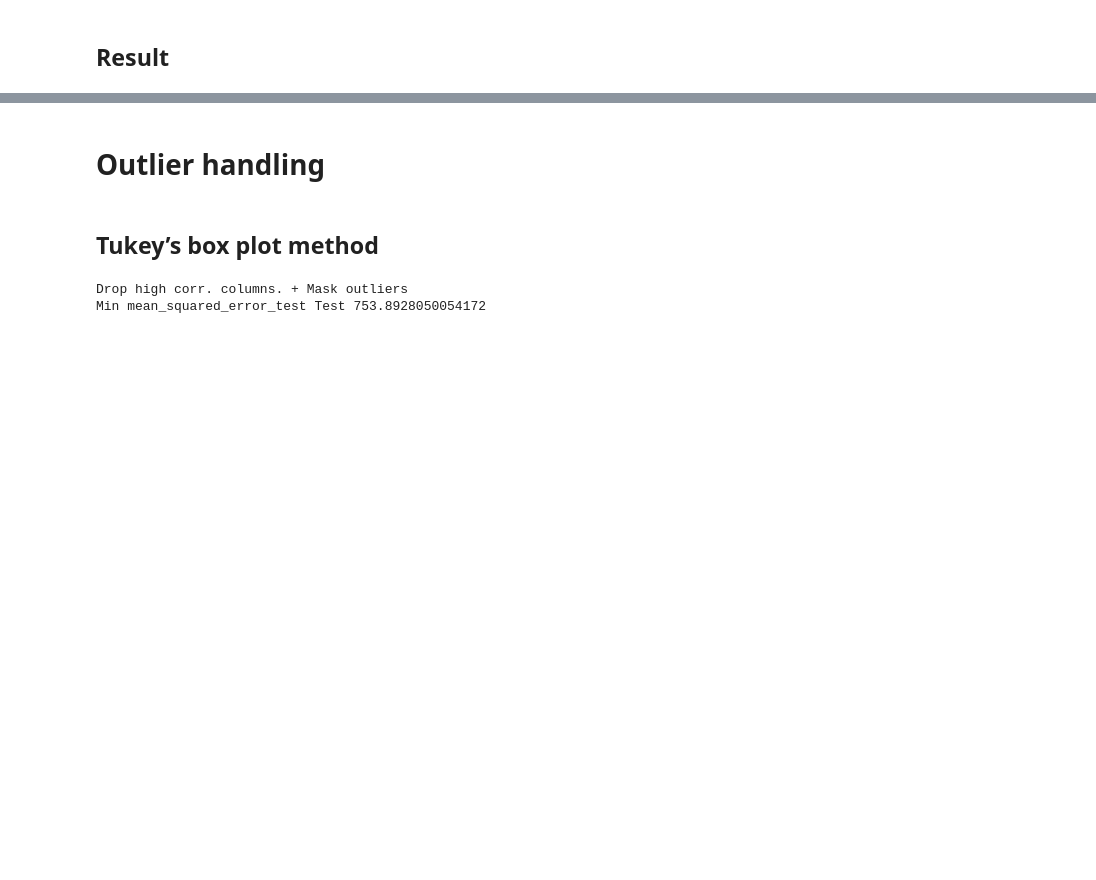
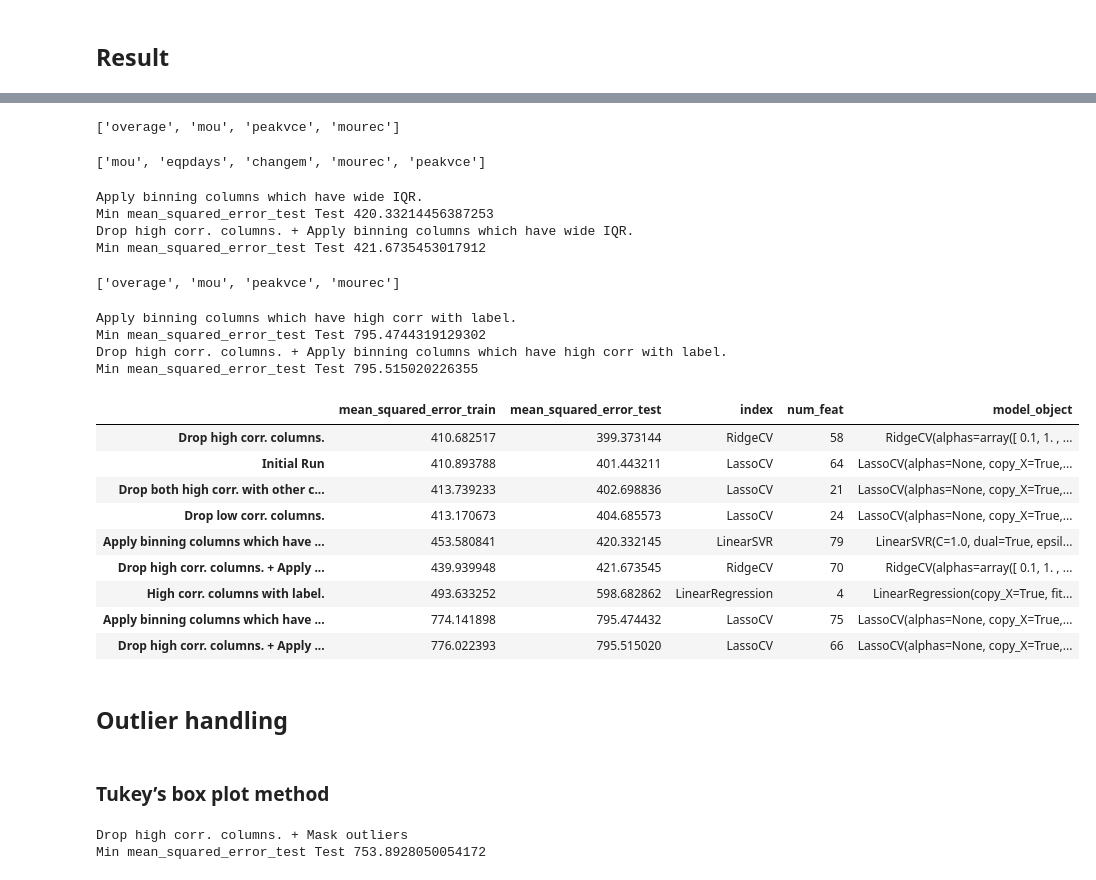
Before and after one commit to erdemsirel/ozu_data_science, a Jupyter notebook: M5 - General Linear Models/Erdem Sirel Project GLM.ipynb, the cells around one changed output, grey strips where cells are left out. Saved outputs shown, nothing was run; the diff lists cells and outputs as text; code cells hidden in the pictures; blank space fills up the shorter version.

```diff
--- a/M5 - General Linear Models/Erdem Sirel Project GLM.ipynb
+++ b/M5 - General Linear Models/Erdem Sirel Project GLM.ipynb
@@ -296,7 +347,58 @@ experiment_list.sort_values("mean_squared_error_test")
+# %%
+a = x_train.describe().T
+a["IQR"] = a["75%"] - a["25%"]
+columns_to_bin_high_corr = a.sort_values("IQR", ascending=False).loc[columns_to_use_high_corr_with_label,:].index.tolist()
+columns_to_bin_high_corr
+# %% [output]
+['overage', 'mou', 'peakvce', 'mourec']
+# %%
+columns_to_bin_wide_IQR = a.sort_values("IQR", ascending=False).head().index.tolist()
+columns_to_bin_wide_IQR
+# %% [output]
+['mou', 'eqpdays', 'changem', 'mourec', 'peakvce']
+# %%
+result = run(columns_to_bin= columns_to_bin_wide_IQR,
+                name="Apply binning columns which have wide IQR.")
+
+result = run(exclude_columns=columns_to_drop_high_corr, columns_to_bin= columns_to_bin_wide_IQR,
+                name="Drop high corr. columns. + Apply binning columns which have wide IQR.")
+# %% [output]
+Apply binning columns which have wide IQR.
+Min mean_squared_error_test Test 420.33214456387253
+Drop high corr. columns. + Apply binning columns which have wide IQR.
+Min mean_squared_error_test Test 421.6735453017912
+# %%
+columns_to_use_high_corr_with_label
+# %% [output]
+['overage', 'mou', 'peakvce', 'mourec']
+# %%
+result = run(columns_to_bin= columns_to_use_high_corr_with_label,
+                name="Apply binning columns which have high corr with label.")
+
+result = run(exclude_columns=columns_to_drop_high_corr, columns_to_bin= columns_to_use_high_corr_with_label,
+                name="Drop high corr. columns. + Apply binning columns which have high corr with label.")
+# %% [output]
+Apply binning columns which have high corr with label.
+Min mean_squared_error_test Test 795.4744319129302
+Drop high corr. columns. + Apply binning columns which have high corr with label.
+Min mean_squared_error_test Test 795.515020226355
+# %%
+experiment_list.sort_values("mean_squared_error_test")
+# %% [output]
+|  | mean_squared_error_train | mean_squared_error_test | index | num_feat | model_object |
+| Drop high corr. columns. | 410.682517 | 399.373144 | RidgeCV | 58 | RidgeCV(alphas=array([ 0.1, 1. , ... |
+| Initial Run | 410.893788 | 401.443211 | LassoCV | 64 | LassoCV(alphas=None, copy_X=True,... |
+| Drop both high corr. with other c... | 413.739233 | 402.698836 | LassoCV | 21 | LassoCV(alphas=None, copy_X=True,... |
+| Drop low corr. columns. | 413.170673 | 404.685573 | LassoCV | 24 | LassoCV(alphas=None, copy_X=True,... |
+| Apply binning columns which have ... | 453.580841 | 420.332145 | LinearSVR | 79 | LinearSVR(C=1.0, dual=True, epsil... |
+| Drop high corr. columns. + Apply ... | 439.939948 | 421.673545 | RidgeCV | 70 | RidgeCV(alphas=array([ 0.1, 1. , ... |
+| High corr. columns with label. | 493.633252 | 598.682862 | LinearRegression | 4 | LinearRegression(copy_X=True, fit... |
+| Apply binning columns which have ... | 774.141898 | 795.474432 | LassoCV | 75 | LassoCV(alphas=None, copy_X=True,... |
+| Drop high corr. columns. + Apply ... | 776.022393 | 795.515020 | LassoCV | 66 | LassoCV(alphas=None, copy_X=True,... |
 # %% [markdown]
-# Outlier handling
+## Outlier handling
 # %% [markdown]
-## Tukey’s box plot method
+### Tukey’s box plot method
 # %%
 def calculate_outlier_limits_tukeys(x, level="low"):
     x_desc = x.describe().T
```
Also changed, not shown: parts of 18 cells of this notebook, 1 other file.
